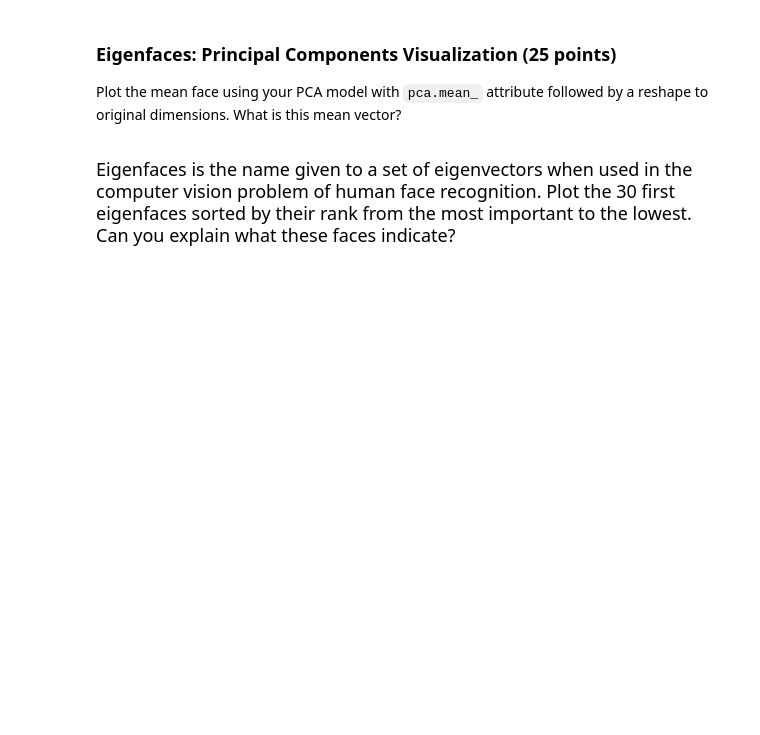
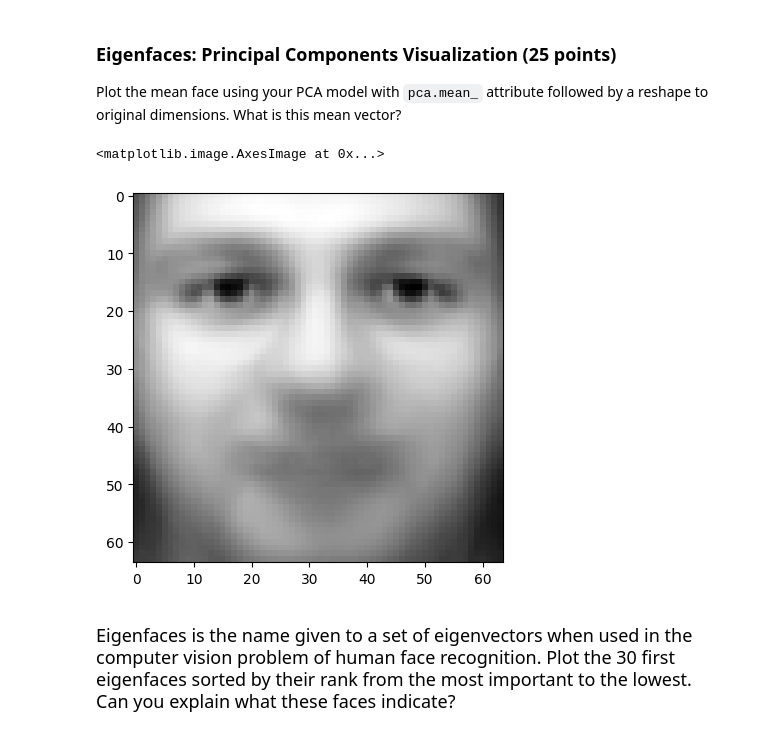
Before and after one commit to Lachin7/ML_Course, a Jupyter notebook: 3. SVM.ipynb, the cells around one changed output. Saved outputs shown, nothing was run; the diff lists cells and outputs as text; code cells hidden in the pictures; blank space fills up the shorter version.

```diff
--- a/3. SVM.ipynb
+++ b/3. SVM.ipynb
@@ -146,3 +148,5 @@ plt.show()
+# %%
+pca = PCA(n_components=0.95).fit(X_train)
 # %% [markdown]
 <font face="Times New Roman" size=4><div dir=ltr>
 ### Eigenfaces: Principal Components Visualization (25 points)
@@ -152,3 +154,8 @@ Plot the mean face using your PCA model with <code>pca.mean_</code> attribute fo
+# %%
+plt.imshow(pca.mean_.reshape(64,64), cmap='gray')
+# %% [output]
+<matplotlib.image.AxesImage at 0x...>
+[figure, added]
 # %% [markdown]
 <font face="Times New Roman" size=4><div dir=ltr>
 Eigenfaces is the name given to a set of eigenvectors when used in the computer vision problem of human face recognition. Plot the 30 first eigenfaces sorted by their rank from the most important to the lowest. Can you explain what these faces indicate?
```
Also changed, not shown: parts of 33 cells of this notebook, 1 other file.
